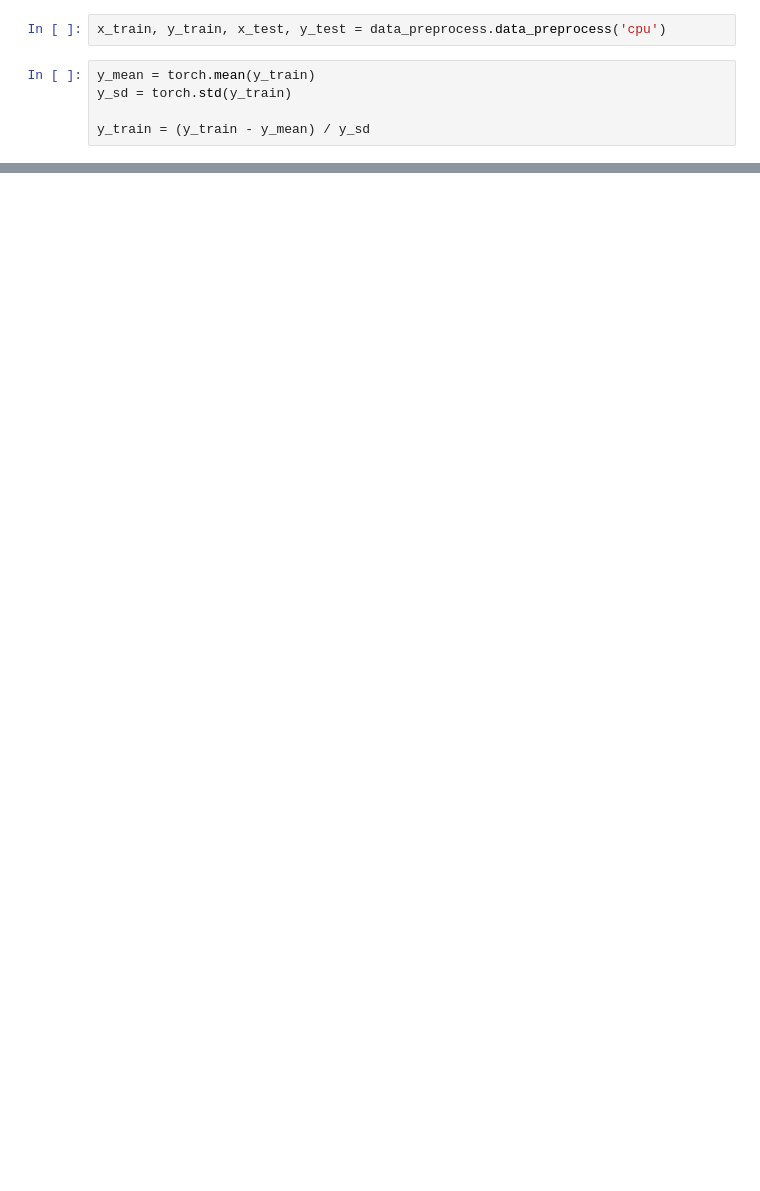
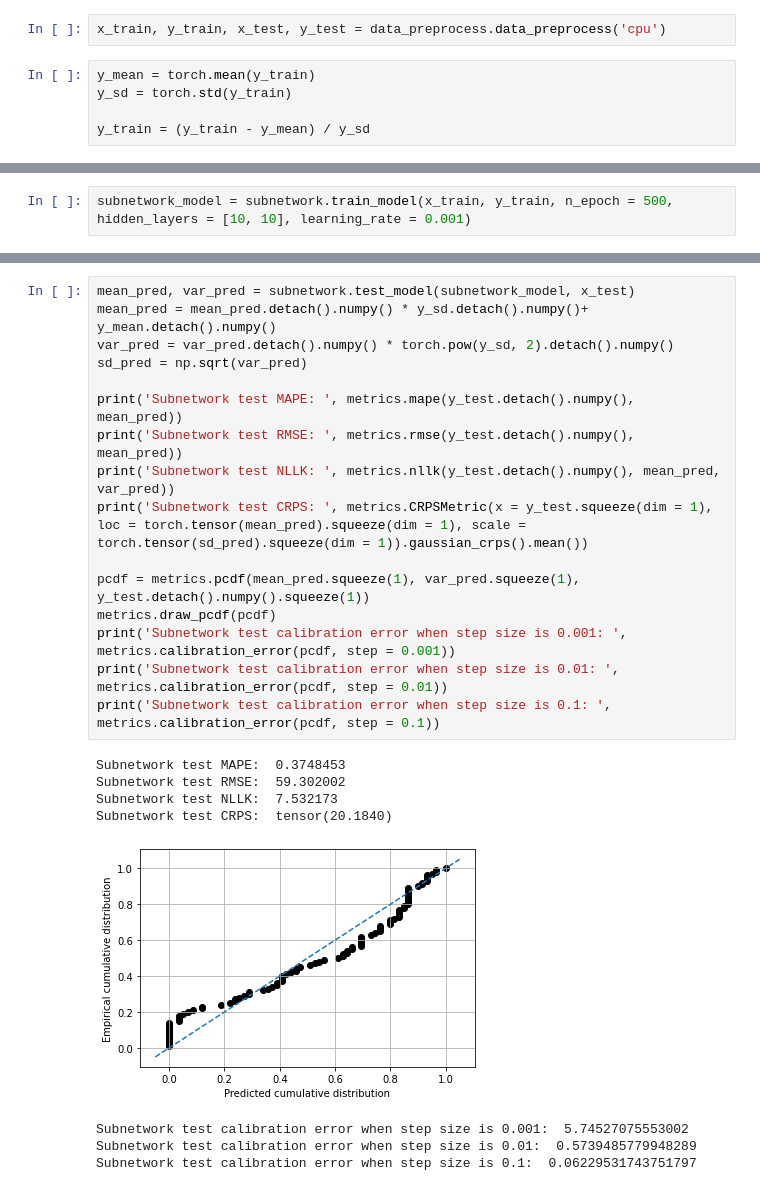
Before and after one commit to roypan/Regression-Calibration-Project, a Jupyter notebook: cpu_calibration.ipynb, the cells around one changed output, grey strips where cells are left out. Cells and saved outputs as stored; diff of their text form; blank space fills up the shorter version.

Commit message:
Add subnetworks as a baseline comparison

```diff
--- a/cpu_calibration.ipynb
+++ b/cpu_calibration.ipynb
@@ -116,0 +181,2 @@ plt.show()
+# %%
+subnetwork_model = subnetwork.train_model(x_train, y_train, n_epoch = 500, hidden_layers = [10, 10], learning_rate = 0.001)
@@ -116,0 +186,25 @@ plt.show()
+# %%
+mean_pred, var_pred = subnetwork.test_model(subnetwork_model, x_test)
+mean_pred = mean_pred.detach().numpy() * y_sd.detach().numpy()+ y_mean.detach().numpy()
+var_pred = var_pred.detach().numpy() * torch.pow(y_sd, 2).detach().numpy()
+sd_pred = np.sqrt(var_pred)
+
+print('Subnetwork test MAPE: ', metrics.mape(y_test.detach().numpy(), mean_pred))
+print('Subnetwork test RMSE: ', metrics.rmse(y_test.detach().numpy(), mean_pred))
+print('Subnetwork test NLLK: ', metrics.nllk(y_test.detach().numpy(), mean_pred, var_pred))
+print('Subnetwork test CRPS: ', metrics.CRPSMetric(x = y_test.squeeze(dim = 1), loc = torch.tensor(mean_pred).squeeze(dim = 1), scale = torch.tensor(sd_pred).squeeze(dim = 1)).gaussian_crps().mean())
+
+pcdf = metrics.pcdf(mean_pred.squeeze(1), var_pred.squeeze(1), y_test.detach().numpy().squeeze(1))
+metrics.draw_pcdf(pcdf)
+print('Subnetwork test calibration error when step size is 0.001: ', metrics.calibration_error(pcdf, step = 0.001))
+print('Subnetwork test calibration error when step size is 0.01: ', metrics.calibration_error(pcdf, step = 0.01))
+print('Subnetwork test calibration error when step size is 0.1: ', metrics.calibration_error(pcdf, step = 0.1))
+# %% [output]
+Subnetwork test MAPE:  0.3748453
+Subnetwork test RMSE:  59.302002
+Subnetwork test NLLK:  7.532173
+Subnetwork test CRPS:  tensor(20.1840)
+[figure, added]
+Subnetwork test calibration error when step size is 0.001:  5.74527075553002
+Subnetwork test calibration error when step size is 0.01:  0.5739485779948289
+Subnetwork test calibration error when step size is 0.1:  0.06229531743751797
```
Also changed, not shown: parts of 14 cells of this notebook, 9 other files.
